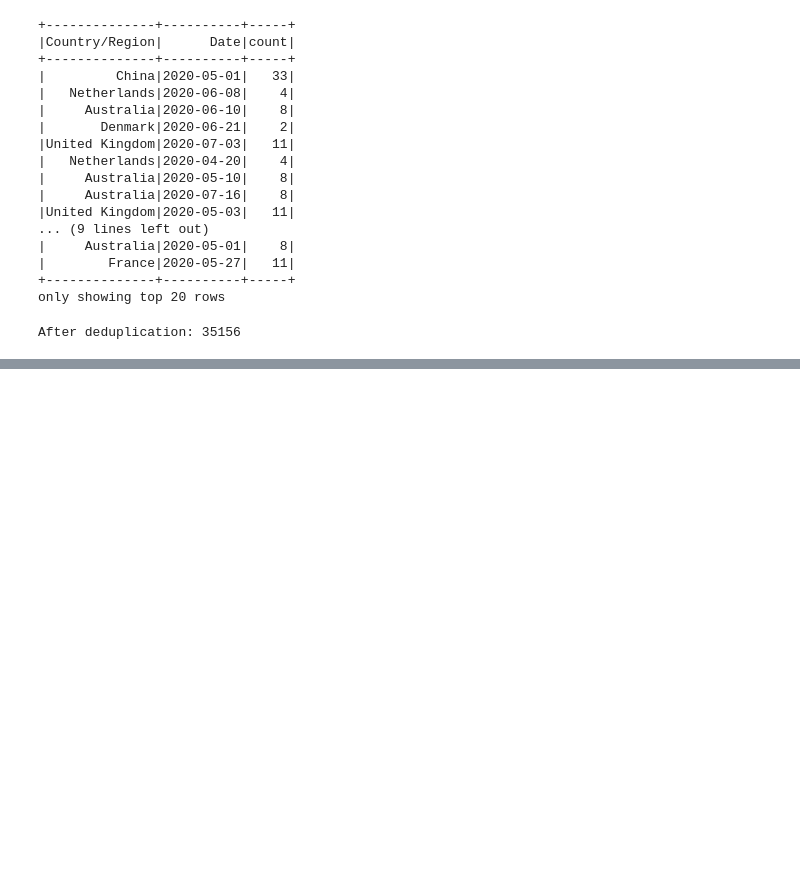
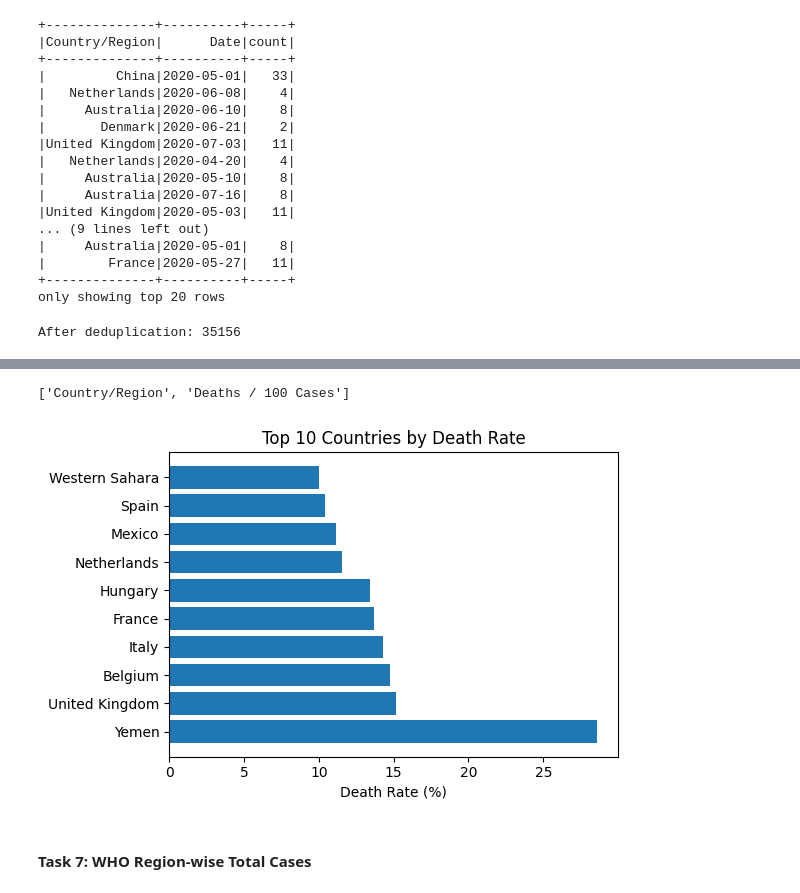
Before and after one commit to vivekdesai1215/Covid-19-Analysis-Pipeline-PySpark, a Jupyter notebook: covid19_analysis_pyspark.ipynb, the cells around one changed output, grey strips where cells are left out. Saved outputs shown, nothing was run; the diff lists cells and outputs as text; code cells hidden in the pictures; blank space fills up the shorter version.

```diff
--- a/covid19_analysis_pyspark.ipynb
+++ b/covid19_analysis_pyspark.ipynb
@@ -192,0 +262,20 @@ After deduplication: 35156
+# %%
+print(death_rate.columns)
+# %% [output]
+['Country/Region', 'Deaths / 100 Cases']
+# %%
+plt.figure(figsize=(6,4))
+
+plt.barh(
+    death_rate_pd["Country/Region"],
+    death_rate_pd["Deaths / 100 Cases"]
+)
+
+plt.title("Top 10 Countries by Death Rate")
+plt.xlabel("Death Rate (%)")
+plt.tight_layout()
+plt.show()
+# %% [output]
+[figure, added]
+# %% [markdown]
+#### Task 7: WHO Region-wise Total Cases
```
Also changed, not shown: parts of 20 cells of this notebook.
